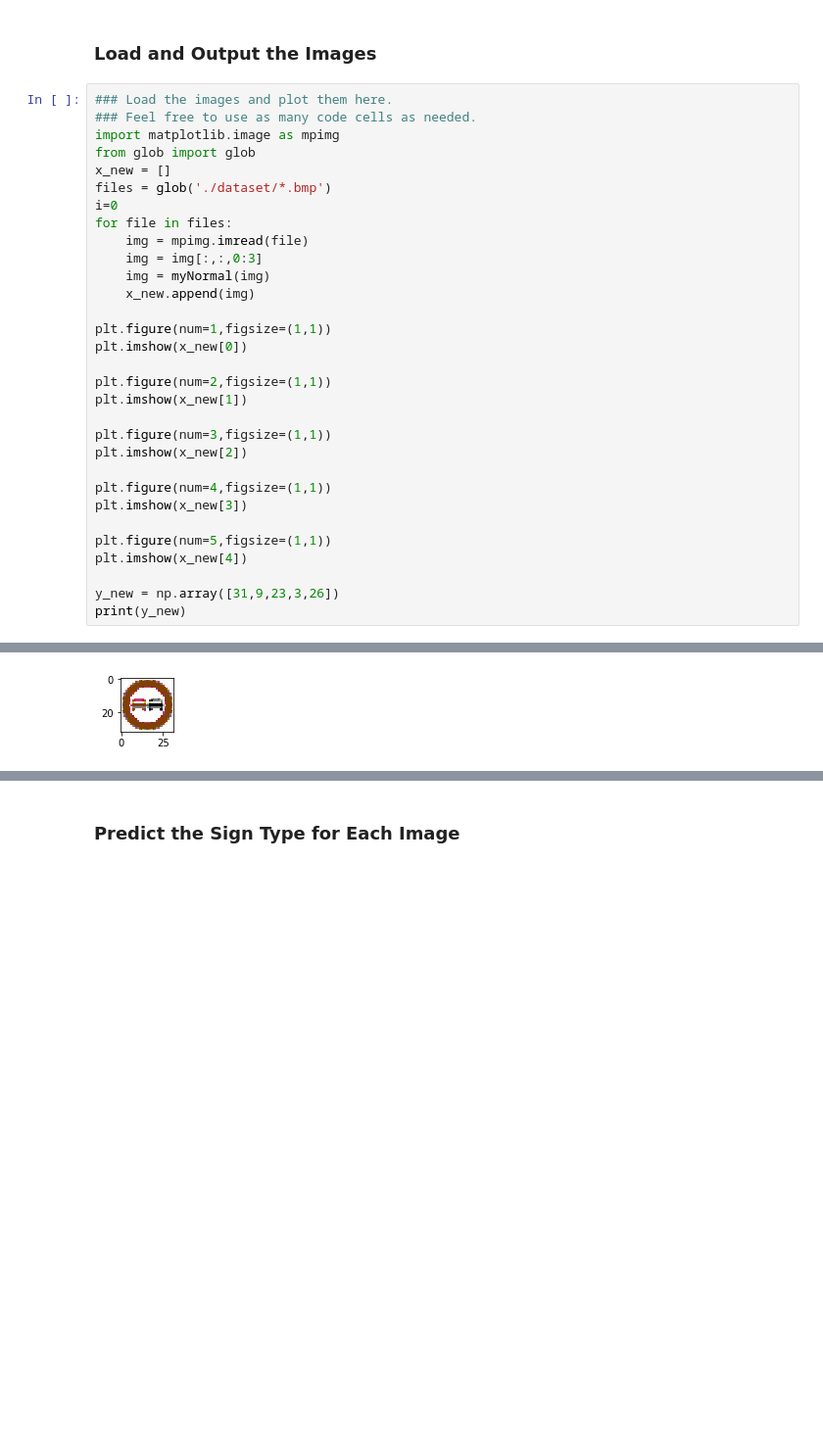
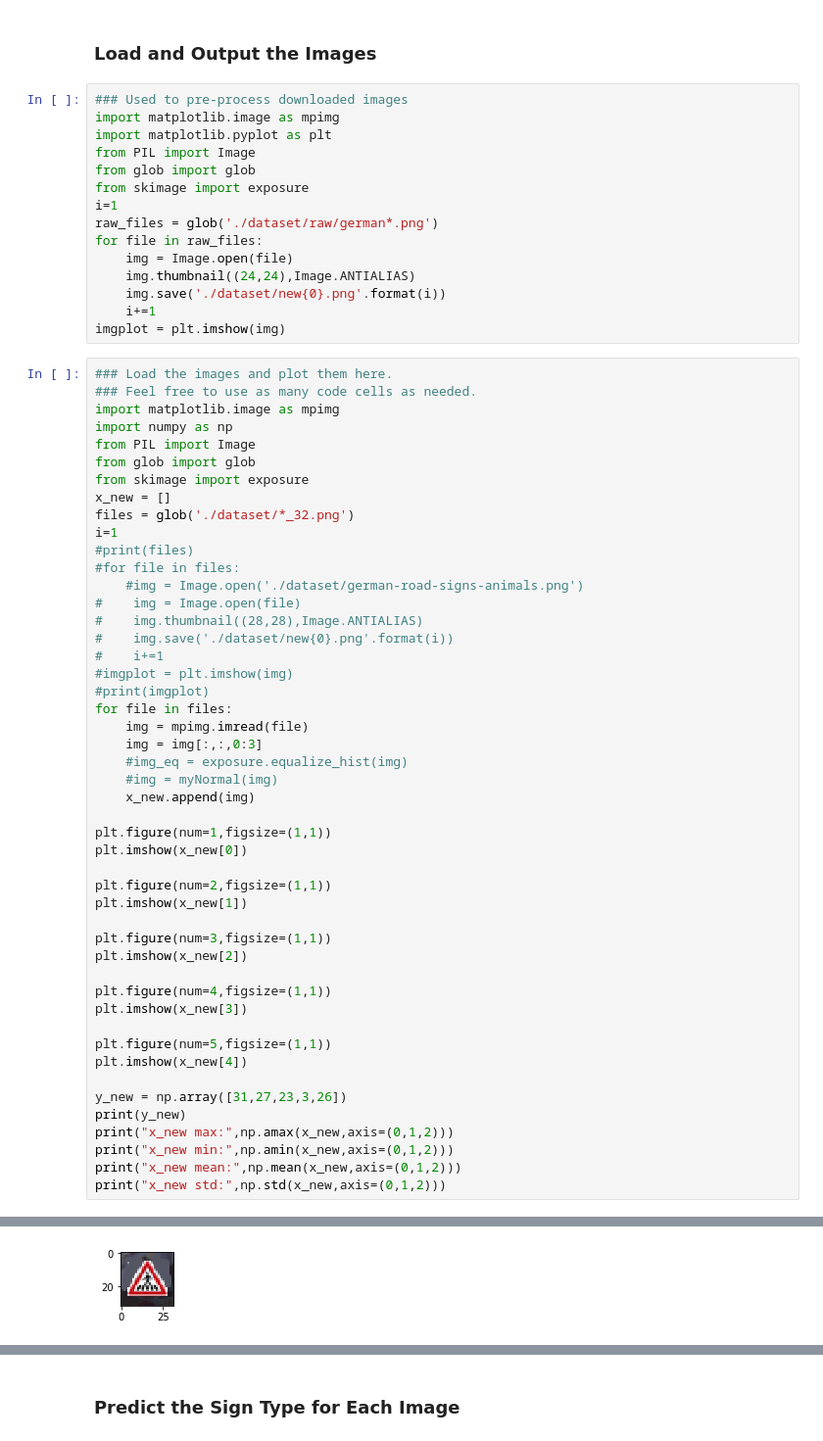
Before and after one commit to ergorham/CarND-Traffic-Sign-Classifier-Project, a Jupyter notebook: Traffic_Sign_Classifier.ipynb, the cells around one changed output, grey strips where cells are left out. Shown at 98% size. Saved outputs shown, nothing was run; the diff lists cells and outputs as text; blank space fills up the shorter version.

```diff
--- a/Traffic_Sign_Classifier.ipynb
+++ b/Traffic_Sign_Classifier.ipynb
@@ -383,18 +393,46 @@ To give yourself more insight into how your model is working, download at least
 You may find `signnames.csv` useful as it contains mappings from the class id (integer) to the actual sign name.
 # %% [markdown]
 ### Load and Output the Images
+# %%
+### Used to pre-process downloaded images
+import matplotlib.image as mpimg
+import matplotlib.pyplot as plt
+from PIL import Image
+from glob import glob
+from skimage import exposure
+i=1
+raw_files = glob('./dataset/raw/german*.png')
+for file in raw_files:
+    img = Image.open(file)
+    img.thumbnail((24,24),Image.ANTIALIAS)
+    img.save('./dataset/new{0}.png'.format(i))
+    i+=1
+imgplot = plt.imshow(img)
 # %%
 ### Load the images and plot them here.
 ### Feel free to use as many code cells as needed.
 import matplotlib.image as mpimg
+import numpy as np
+from PIL import Image
 from glob import glob
+from skimage import exposure
 x_new = []
-files = glob('./dataset/*.bmp')
-i=0
+files = glob('./dataset/*_32.png')
+i=1
+#print(files)
+#for file in files:
+    #img = Image.open('./dataset/german-road-signs-animals.png')
+#    img = Image.open(file)
+#    img.thumbnail((28,28),Image.ANTIALIAS)
+#    img.save('./dataset/new{0}.png'.format(i))
+#    i+=1
+#imgplot = plt.imshow(img)
+#print(imgplot)
 for file in files:
     img = mpimg.imread(file)
     img = img[:,:,0:3]
-    img = myNormal(img)
+    #img_eq = exposure.equalize_hist(img)
+    #img = myNormal(img)
     x_new.append(img)
 
 plt.figure(num=1,figsize=(1,1))
@@ -412,6 +450,10 @@ plt.imshow(x_new[3])
 plt.figure(num=5,figsize=(1,1))
 plt.imshow(x_new[4])
 
-y_new = np.array([31,9,23,3,26])
+y_new = np.array([31,27,23,3,26])
 print(y_new)
+print("x_new max:",np.amax(x_new,axis=(0,1,2)))
+print("x_new min:",np.amin(x_new,axis=(0,1,2)))
+print("x_new mean:",np.mean(x_new,axis=(0,1,2)))
+print("x_new std:",np.std(x_new,axis=(0,1,2)))
 # %% [output]
@@ -420 +466 @@ print(y_new)
-[figure, old version]
+[figure, new version]
```
Also changed, not shown: parts of 15 cells of this notebook, 35 other files.
